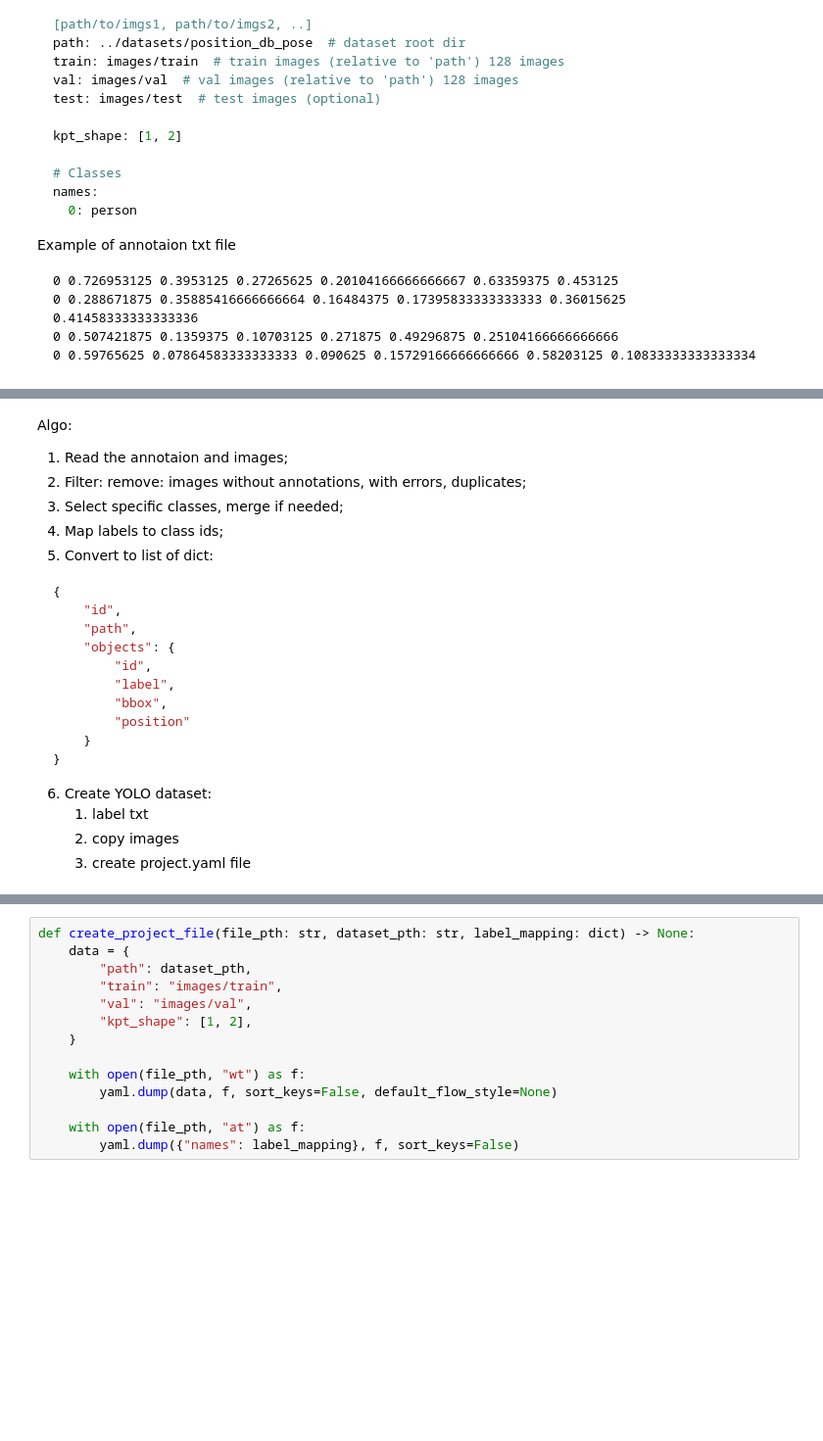
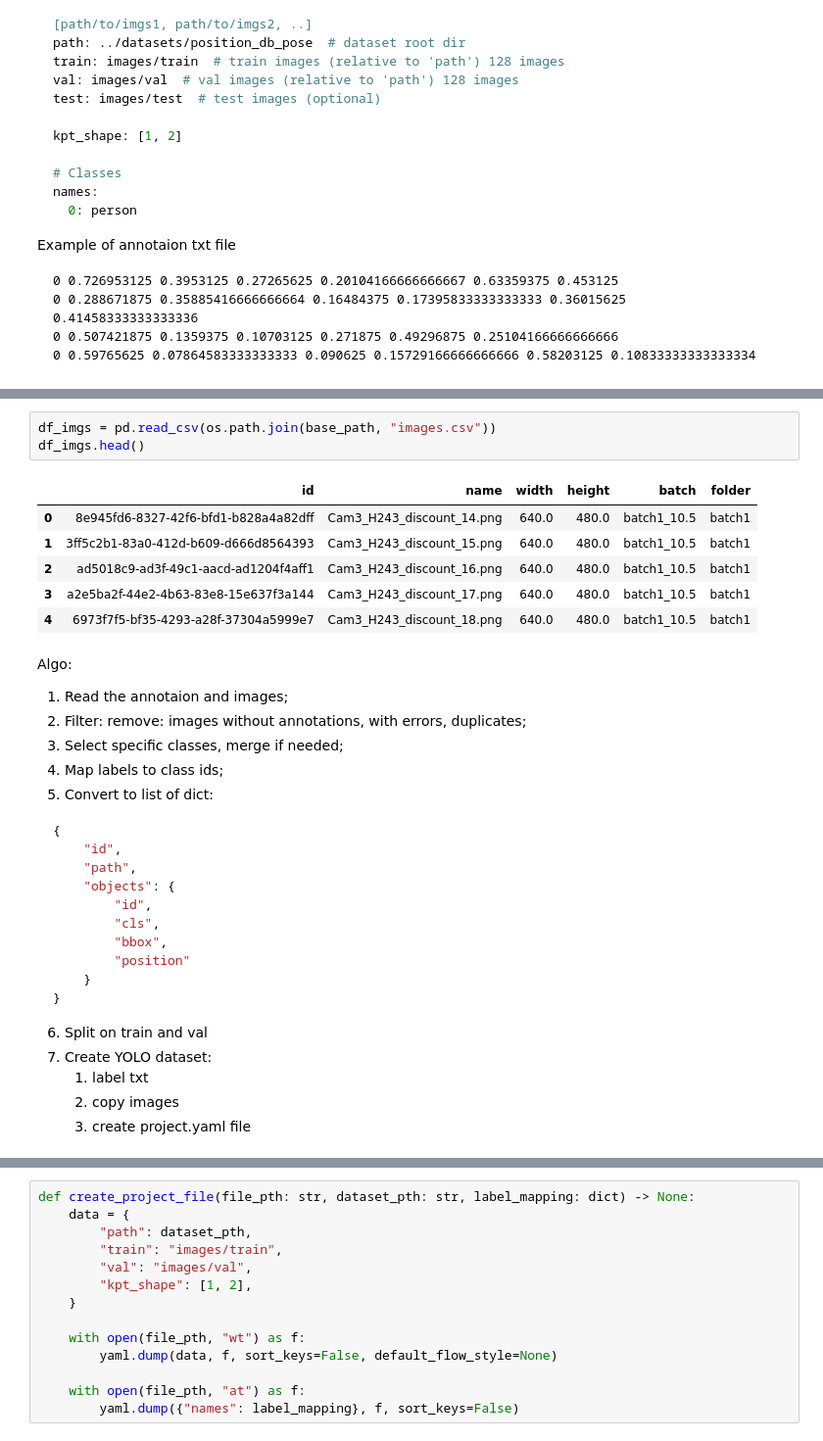
Before and after one commit to klymya/pg-research, a Jupyter notebook: object-detection-v3/convert2yolo.ipynb, the cells around one changed output, grey strips where cells are left out. Shown at 98% size. Drawn from its saved outputs; the diff is of its cells as text; blank space fills up the shorter version.

Commit message:
add yolo convertion notebook

````diff
--- a/object-detection-v3/convert2yolo.ipynb
+++ b/object-detection-v3/convert2yolo.ipynb
@@ -47,6 +50,16 @@ df.head()
 | 2 | bag | True | False | False | False | False | 10 | 329.10 | 133.89 | ... |
 | 3 | laptop_closed | False | False | False | False | False | 19 | 224.38 | 287.20 | ... |
 | 4 | laptop_opened | False | False | False | False | False | 18 | 197.42 | 191.27 | ... |
+# %%
+df_imgs = pd.read_csv(os.path.join(base_path, "images.csv"))
+df_imgs.head()
+# %% [output]
+|  | id | name | width | height | batch | folder |
+| 0 | 8e945fd6-8327-42f6-bfd1-b828a4a82dff | Cam3_H243_discount_14.png | 640.0 | 480.0 | batch1_10.5 | batch1 |
+| 1 | 3ff5c2b1-83a0-412d-b609-d666d8564393 | Cam3_H243_discount_15.png | 640.0 | 480.0 | batch1_10.5 | batch1 |
+| 2 | ad5018c9-ad3f-49c1-aacd-ad1204f4aff1 | Cam3_H243_discount_16.png | 640.0 | 480.0 | batch1_10.5 | batch1 |
+| 3 | a2e5ba2f-44e2-4b63-83e8-15e637f3a144 | Cam3_H243_discount_17.png | 640.0 | 480.0 | batch1_10.5 | batch1 |
+| 4 | 6973f7f5-bf35-4293-a28f-37304a5999e7 | Cam3_H243_discount_18.png | 640.0 | 480.0 | batch1_10.5 | batch1 |
 # %% [markdown]
 Algo:
 1. Read the annotaion and images;
@@ -60,13 +73,14 @@ Algo:
     "path",
     "objects": {
         "id",
-        "label",
+        "cls",
         "bbox",
         "position"
     }
 }
 ```
-6. Create YOLO dataset:
+6. Split on train and val
+7. Create YOLO dataset:
     1. label txt
     2. copy images
     3. create project.yaml file
````
Also changed, not shown: parts of 9 cells of this notebook, 1 other file.
